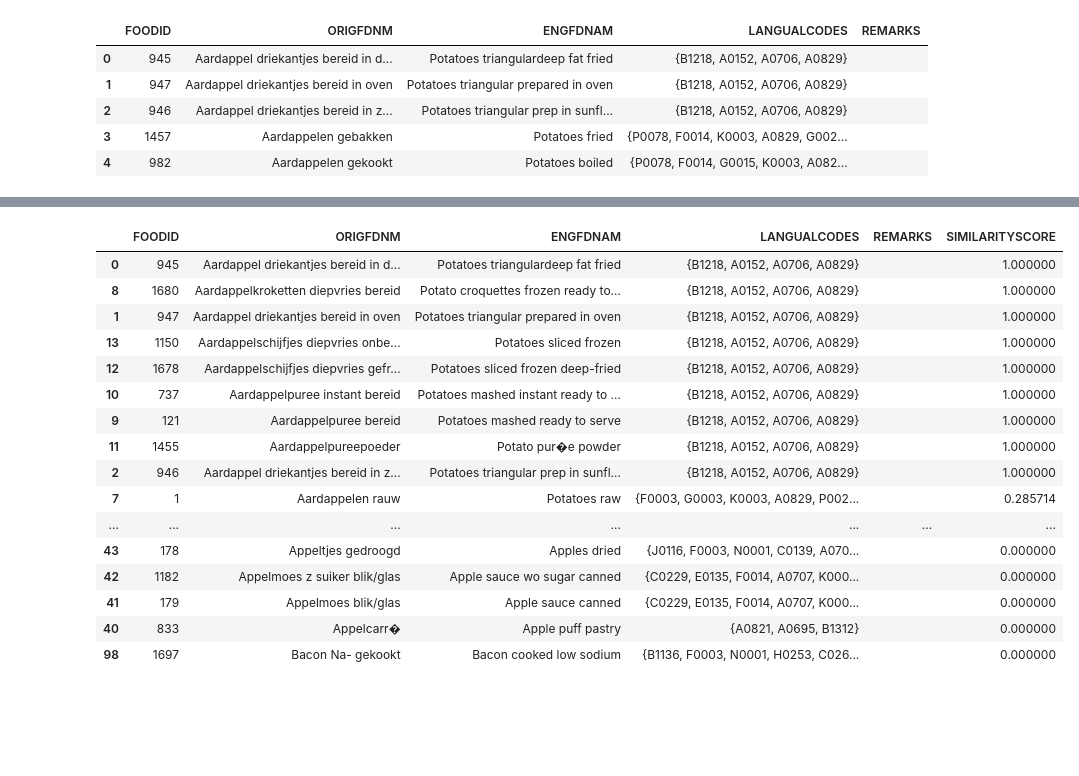
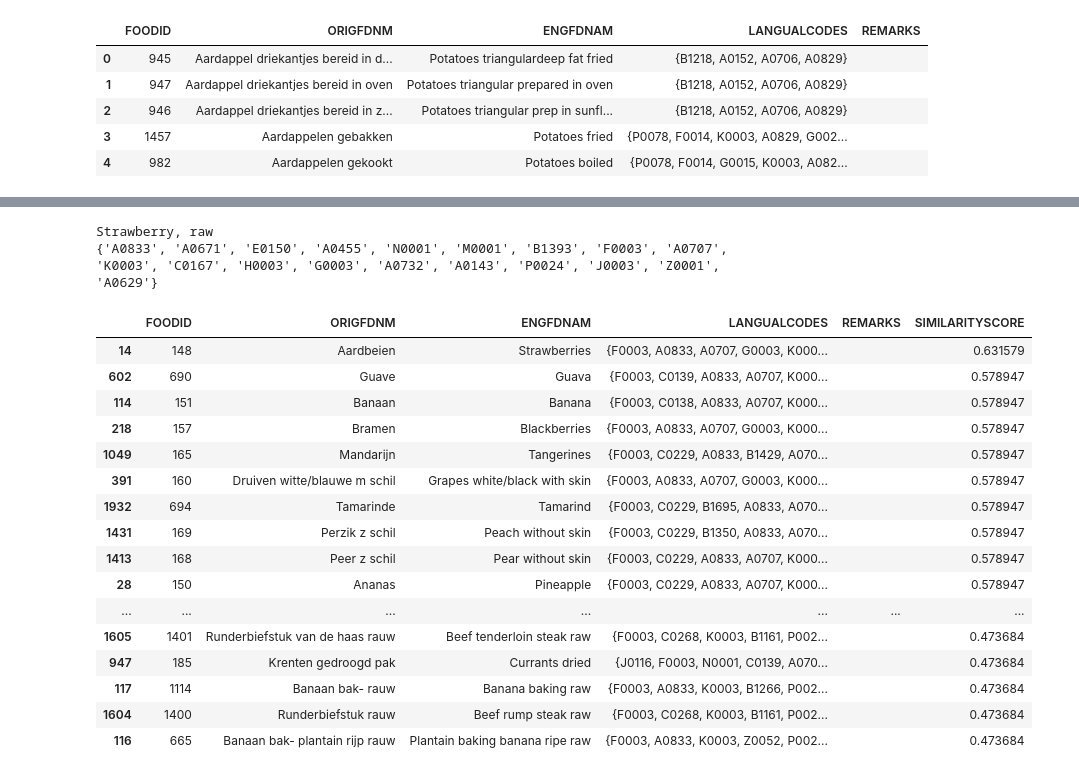
Before and after one commit to jbuhain/food-db-mapper, a Jupyter notebook: main.ipynb, the cells around one changed output, grey strips where cells are left out. Saved outputs shown, nothing was run; the diff lists cells and outputs as text; code cells hidden in the pictures; blank space fills up the shorter version.

```diff
--- a/main.ipynb
+++ b/main.ipynb
@@ -41,25 +64,26 @@ df_nevo_langal.head()
 # %%
-file_path = 'data/mini/DK DTU_FDB 2008-06-26.txt'
+# # file_path = 'data/mini/DK DTU_FDB 2008-06-26.txt'
+# file_path = 'data/DK DTU_FDB 2008-06-26.txt'
 
-with open(file_path, 'r') as file:
-    lines = file.readlines()
+# with open(file_path, 'r', encoding='latin-1') as file:
+#     lines = file.readlines()
 
-headers = lines[0].strip().split('\t')
+# headers = lines[0].strip().split('\t')
 
-data = []
-for line in lines[1:]:
-    fields = line.strip().split('\t')
-    if len(fields) < len(headers):
-        fields += [''] * (len(headers) - len(fields))
-    data.append(fields)
+# data = []
+# for line in lines[1:]:
+#     fields = line.strip().split('\t')
+#     if len(fields) < len(headers):
+#         fields += [''] * (len(headers) - len(fields))
+#     data.append(fields)
 
-df_frida_langal = pd.DataFrame(data, columns=headers)
+# df_frida_langal = pd.DataFrame(data, columns=headers)
 
 
-def convert_to_set(langual_codes):
-    return set(langual_codes.split())
+# def convert_to_set(langual_codes):
+#     return set(langual_codes.split())
 
-# Apply the function to the LANGUALCODES column
-df_frida_langal['LANGUALCODES'] = df_frida_langal['LANGUALCODES'].apply(convert_to_set)
+# # Apply the function to the LANGUALCODES column
+# df_frida_langal['LANGUALCODES'] = df_frida_langal['LANGUALCODES'].apply(convert_to_set)
 
-df_frida_langal.head()
+# df_frida_langal
@@ -89,49 +106,55 @@ def langual_similarity(code1, code2):
 # %%
 def jaccard_similarity(set1, set2):
     intersection = set1.intersection(set2)
     union = set1.union(set2)
-    return len(intersection) / len(union)
+    # REMOVED; INACCURATE
+    # return len(intersection) / len(union)
+    return len(intersection) / len(set1)
+
 
 def langual_similarity(code1, code2):
     set1 = set(code1.split())
     set2 = set(code2.split())
     return jaccard_similarity(set1, set2)
 
 # EXAMPLE: calculating similarity
 # similarity = jaccard_similarity(
 #     df_nevo_langal['LANGUALCODES'][0],
 #     df_nevo_langal['LANGUALCODES'][1]
 # )
 
 # Calculate Jaccard similarity between the first row and the other rows
-first_row_set = df_nevo_langal['LANGUALCODES'][0]
+first_row_set = df_frida_langal['LangualCode'][0]
 df_nevo_langal['SIMILARITYSCORE'] = df_nevo_langal['LANGUALCODES'].apply(lambda x: jaccard_similarity(first_row_set, x))
-
+print(df_frida_langal['FoodName'][0])
+print(df_frida_langal['LangualCode'][0])
 # Set pandas options to display all rows
 pd.set_option('display.max_rows', None)
 
 # Sort the DataFrame based on SIMILARITY_TO_FIRST column from greatest to least
 df_nevo_langal = df_nevo_langal.sort_values(by='SIMILARITYSCORE', ascending=False)
 
-df_nevo_langal
+df_nevo_langal.head(50)
 # %% [output]
+Strawberry, raw
+{'A0833', 'A0671', 'E0150', 'A0455', 'N0001', 'M0001', 'B1393', 'F0003', 'A0707', 'K0003', 'C0167', 'H0003', 'G0003', 'A0732', 'A0143', 'P0024', 'J0003', 'Z0001', 'A0629'}
 |  | FOODID | ORIGFDNM | ENGFDNAM | LANGUALCODES | REMARKS | SIMILARITYSCORE |
-| 0 | 945 | Aardappel driekantjes bereid in d... | Potatoes triangulardeep fat fried | {B1218, A0152, A0706, A0829} |  | 1.000000 |
-| 8 | 1680 | Aardappelkroketten diepvries bereid | Potato croquettes frozen ready to... | {B1218, A0152, A0706, A0829} |  | 1.000000 |
-| 1 | 947 | Aardappel driekantjes bereid in oven | Potatoes triangular prepared in oven | {B1218, A0152, A0706, A0829} |  | 1.000000 |
-| 13 | 1150 | Aardappelschijfjes diepvries onbe... | Potatoes sliced frozen | {B1218, A0152, A0706, A0829} |  | 1.000000 |
-| 12 | 1678 | Aardappelschijfjes diepvries gefr... | Potatoes sliced frozen deep-fried | {B1218, A0152, A0706, A0829} |  | 1.000000 |
-| 10 | 737 | Aardappelpuree instant bereid | Potatoes mashed instant ready to ... | {B1218, A0152, A0706, A0829} |  | 1.000000 |
-| 9 | 121 | Aardappelpuree bereid | Potatoes mashed ready to serve | {B1218, A0152, A0706, A0829} |  | 1.000000 |
-| 11 | 1455 | Aardappelpureepoeder | Potato pur�e powder | {B1218, A0152, A0706, A0829} |  | 1.000000 |
-| 2 | 946 | Aardappel driekantjes bereid in z... | Potatoes triangular prep in sunfl... | {B1218, A0152, A0706, A0829} |  | 1.000000 |
-| 7 | 1 | Aardappelen rauw | Potatoes raw | {F0003, G0003, K0003, A0829, P002... |  | 0.285714 |
+| 14 | 148 | Aardbeien | Strawberries | {F0003, A0833, A0707, G0003, K000... |  | 0.631579 |
+| 602 | 690 | Guave | Guava | {F0003, C0139, A0833, A0707, K000... |  | 0.578947 |
+| 114 | 151 | Banaan | Banana | {F0003, C0138, A0833, A0707, K000... |  | 0.578947 |
+| 218 | 157 | Bramen | Blackberries | {F0003, A0833, A0707, G0003, K000... |  | 0.578947 |
+| 1049 | 165 | Mandarijn | Tangerines | {F0003, C0229, A0833, B1429, A070... |  | 0.578947 |
+| 391 | 160 | Druiven witte/blauwe m schil | Grapes white/black with skin | {F0003, A0833, A0707, G0003, K000... |  | 0.578947 |
+| 1932 | 694 | Tamarinde | Tamarind | {F0003, C0229, B1695, A0833, A070... |  | 0.578947 |
+| 1431 | 169 | Perzik z schil | Peach without skin | {F0003, C0229, B1350, A0833, A070... |  | 0.578947 |
+| 1413 | 168 | Peer z schil | Pear without skin | {F0003, C0229, A0833, A0707, K000... |  | 0.578947 |
+| 28 | 150 | Ananas | Pineapple | {F0003, C0229, A0833, A0707, K000... |  | 0.578947 |
 | ... | ... | ... | ... | ... | ... | ... |
-| 43 | 178 | Appeltjes gedroogd | Apples dried | {J0116, F0003, N0001, C0139, A070... |  | 0.000000 |
-| 42 | 1182 | Appelmoes z suiker blik/glas | Apple sauce wo sugar canned | {C0229, E0135, F0014, A0707, K000... |  | 0.000000 |
-| 41 | 179 | Appelmoes blik/glas | Apple sauce canned | {C0229, E0135, F0014, A0707, K000... |  | 0.000000 |
-| 40 | 833 | Appelcarr� | Apple puff pastry | {A0821, A0695, B1312} |  | 0.000000 |
-| 98 | 1697 | Bacon Na- gekookt | Bacon cooked low sodium | {B1136, F0003, N0001, H0253, C026... |  | 0.000000 |
+| 1605 | 1401 | Runderbiefstuk van de haas rauw | Beef tenderloin steak raw | {F0003, C0268, K0003, B1161, P002... |  | 0.473684 |
+| 947 | 185 | Krenten gedroogd pak | Currants dried | {J0116, F0003, N0001, C0139, A070... |  | 0.473684 |
+| 117 | 1114 | Banaan bak- rauw | Banana baking raw | {F0003, A0833, K0003, B1266, P002... |  | 0.473684 |
+| 1604 | 1400 | Runderbiefstuk rauw | Beef rump steak raw | {F0003, C0268, K0003, B1161, P002... |  | 0.473684 |
+| 116 | 665 | Banaan bak- plantain rijp rauw | Plantain baking banana ripe raw | {F0003, A0833, K0003, Z0052, P002... |  | 0.473684 |
 # %%
 # Calculate Jaccard similarity between the first row and the other rows
 first_row_set = df_nevo_langal['LANGUALCODES'][0]
```
Also changed, not shown: parts of 6 cells of this notebook, 3 other files.
